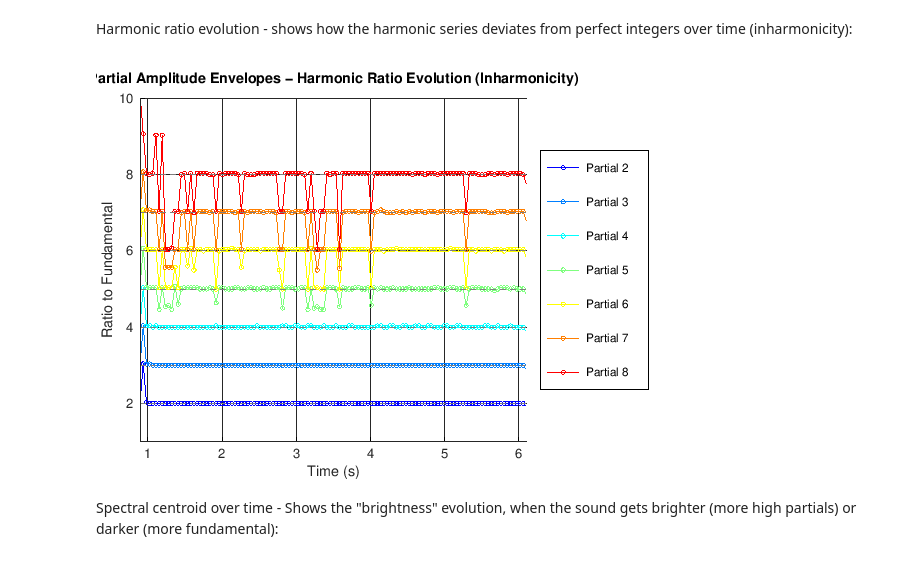
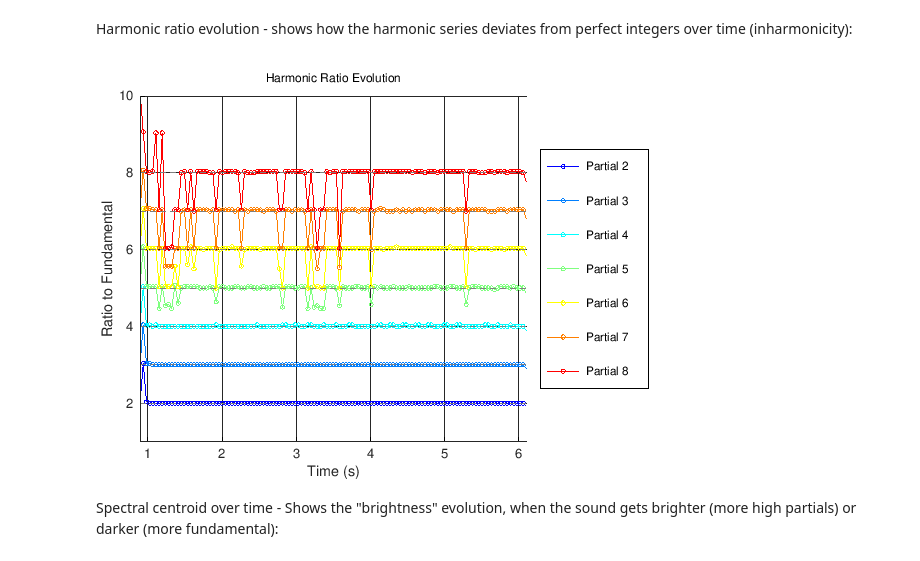
Before and after one commit to calyau/octave-notebooks, a Jupyter notebook: data/audio-dsp-and-spectralism.ipynb, the cells around one changed output. Saved outputs shown, nothing was run; the diff lists cells and outputs as text; code cells hidden in the pictures.

```diff
--- a/data/audio-dsp-and-spectralism.ipynb
+++ b/data/audio-dsp-and-spectralism.ipynb
@@ -186,9 +186,9 @@ Harmonic ratio evolution - shows how the harmonic series deviates from perfect i
 # %%
 % Plot individual partial trajectories
 p_range = [1,10];
-plot_harmonic_ratios(times, freqs_matrix, 8, 'Partial Amplitude Envelopes', t_range, p_range);
+plot_harmonic_ratios(times, freqs_matrix, 8, "", t_range, p_range);
 # %% [output]
-[figure, old version]
+[figure, new version]
 # %% [markdown]
 Spectral centroid over time - Shows the "brightness" evolution, when the sound gets brighter (more high partials) or darker (more fundamental):
 # %%
```
Also changed, not shown: parts of 7 cells of this notebook, 1 other file.
